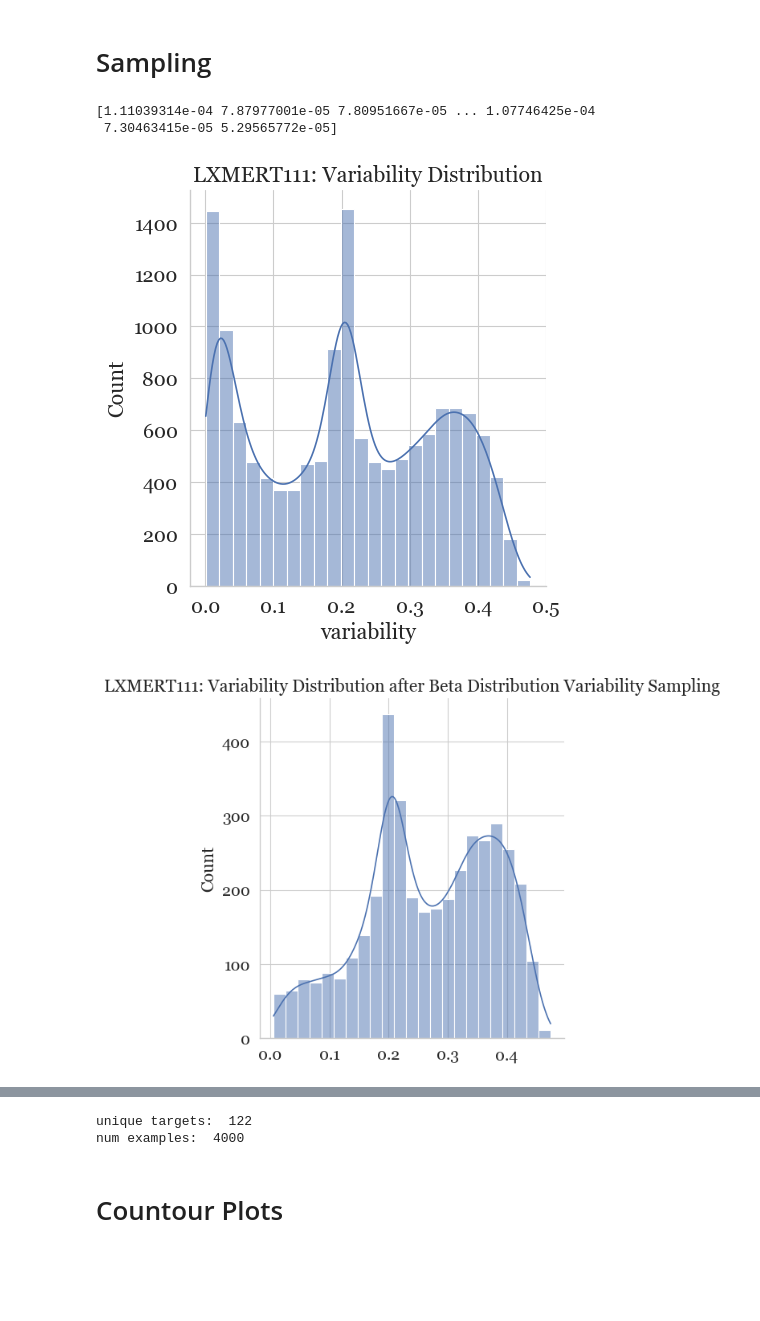
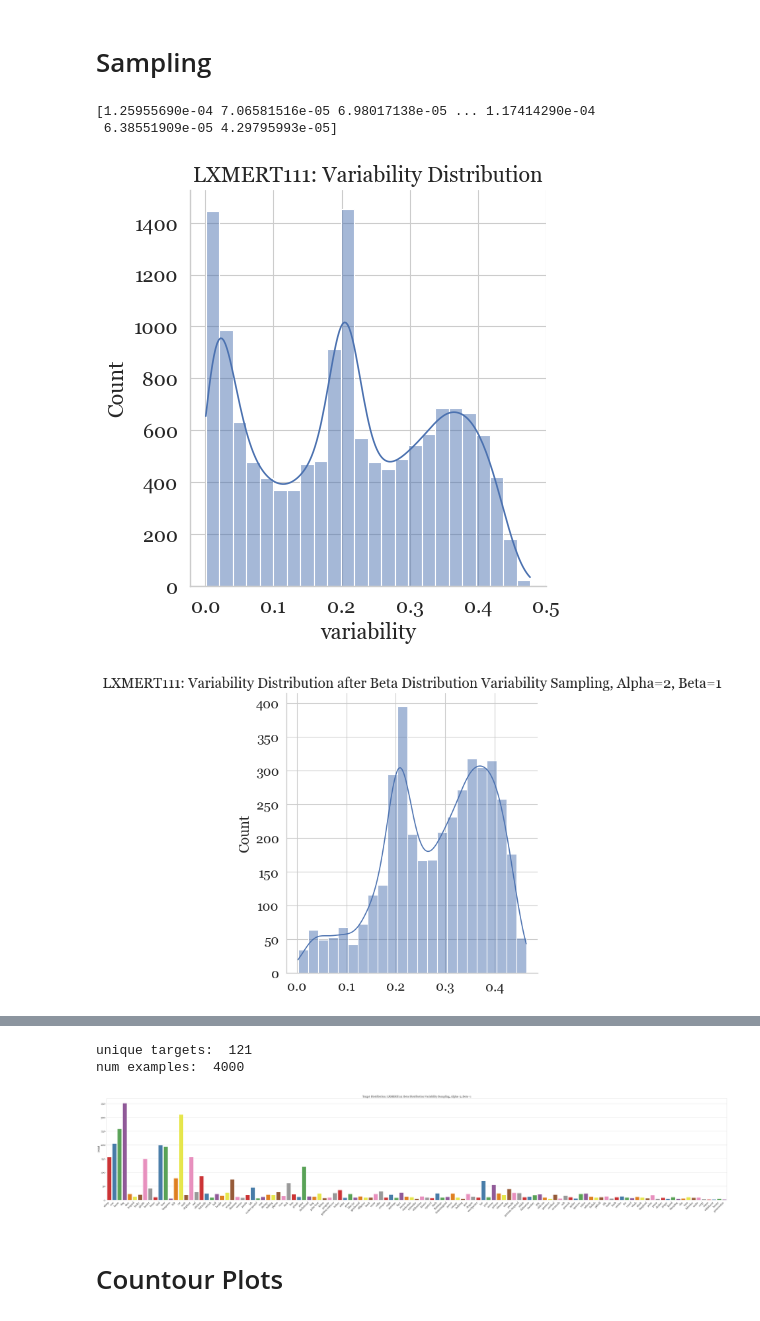
Before and after one commit to jr4fs/interactive_datamap_cartography, a Jupyter notebook: src/plot_datamaps.ipynb, the cells around one changed output, grey strips where cells are left out. Saved outputs shown, nothing was run; the diff lists cells and outputs as text; code cells hidden in the pictures; blank space fills up the shorter version.

```diff
--- a/src/plot_datamaps.ipynb
+++ b/src/plot_datamaps.ipynb
@@ -1021,18 +1021,6 @@ def variability_sampling(base_path, df, model, dataset='animals'):
     sampled_correctness = []
 
 
-    # for index, bin in enumerate(lower_bins):
-    #     bin_sample = df.loc[(df['variability'] >= bin[0]) & (df['variability'] < bin[1])]
-    #     assert len(bin_sample.index) == lower_counts[index]
-    #     question_ids = bin_sample['question_id'].to_list()
-    #     targets_sample = np.array(bin_sample['Target'].tolist())
-    #     variabilities = bin_sample['variability'].tolist()
-    #     if len(question_ids) !=0:
-    #         sampled_variabilities.extend(variabilities)
-    #         sampled_question_ids.extend(question_ids)
-    #         sampled_targets.extend(targets_sample)
-
-
     for index, bin in enumerate(upper_bins):
         if index == (len(upper_bins) - 1):
             bin_sample = df.loc[(df['variability'] >= bin[0]) & (df['variability'] <= bin[1])]
@@ -1079,13 +1067,22 @@ def variability_sampling(base_path, df, model, dataset='animals'):
     sns.kdeplot(x=sampled_variabilities, y=sampled_confidence, cmap="inferno", shade=False, thresh=0.05, n_levels=30, ax=ax3).set(title=model+': Global Variability Sampling')
     #sns.move_legend(ax3, "upper left", bbox_to_anchor=(1, 1))
     plt.show()
+
+    plt.figure(figsize=(50,10))
+    chart = sns.countplot(x=sampled_targets, palette='Set1')
+    chart.set_title('Target Distribution')
+    chart.set_xticklabels(chart.get_xticklabels(), rotation=45, horizontalalignment='right')
+    figure = chart.get_figure()
+    figure.tight_layout()
+
+
     print("unique targets: ", len(set(sampled_targets)))
     print('num examples: ', len(sampled_question_ids))
     return sampled_question_ids
 
 
 
-def target_distribution_variability_sampling(base_path, df, model, dataset='animals'):
+def target_distribution_variability_sampling(base_path, df, alpha, beta, model, dataset='animals'):
     targets = df['Target'].tolist()
     targets = [i[0] for i in targets]
     df['Target'] = targets
@@ -1096,8 +1093,6 @@ def target_distribution_variability_sampling(base_path, df, model, dataset='anim
     confidence = np.array(df['confidence'].tolist())
     targets = np.array(df['Target'].tolist())
 
-    alpha = 2
-    beta = 2
     beta_distribution = scipy.stats.beta(alpha, beta)
     p_vals = beta_distribution.pdf(variabilities)
     p_vals /= p_vals.sum()
@@ -1106,10 +1101,19 @@ def target_distribution_variability_sampling(base_path, df, model, dataset='anim
     idx = np.random.choice(np.arange(len(question_ids)), 4000, replace=False, p=p_vals)
 
     ax = sns.displot(data=df, x='variability', kde=True).set(title=model+': Variability Distribution')
-    ax2 = sns.displot(variabilities[idx], kde=True).set(title=model+': Variability Distribution after Beta Distribution Variability Sampling')
+    ax2 = sns.displot(variabilities[idx], kde=True).set(title=model+': Variability Distribution after Beta Distribution Variability Sampling, Alpha=' + str(alpha) + ', Beta=' + str(beta))
     fig, ax3 = plt.subplots(figsize=(10, 5))
-    sns.kdeplot(x=variabilities[idx], y=confidence[idx], cmap="inferno", shade=False, thresh=0.05, n_levels=30, ax=ax3).set(title=model+': Beta Distribution Variability Sampling')
+    sns.kdeplot(x=variabilities[idx], y=confidence[idx], cmap="inferno", shade=False, thresh=0.05, n_levels=30, ax=ax3).set(title=model+': Beta Distribution Variability Sampling, Alpha=' + str(alpha) + ', Beta=' + str(beta))
     plt.show()
+
+
+    plt.figure(figsize=(50,10))
+    chart = sns.countplot(x=targets[idx], palette='Set1')
+    chart.set_title('Target Distribution: ' + model+': Beta Distribution Variability Sampling, Alpha=' + str(alpha) + ', Beta=' + str(beta))
+    chart.set_xticklabels(chart.get_xticklabels(), rotation=45, horizontalalignment='right')
+    figure = chart.get_figure()
+    figure.tight_layout()
+
     print("unique targets: ", len(set(targets[idx])))
     print('num examples: ', len(question_ids[idx]))
 
@@ -1122,12 +1126,12 @@ generate_class_variability_distributions(base_path, df, 'ambiguous', conf_thresh
 # %%
 base_path ='../assets/vqa_models/vqa_lxr111_animals_fromScratch_20epochs_breeds/'
 df = pd.read_pickle(base_path+"datamap_metrics.pkl")
 
 #ids = class_sampling(base_path, df, model='LXMERT111')
 #ids = variability_sampling(base_path, df, model='LXMERT111')
-ids = target_distribution_variability_sampling(base_path, df, model='LXMERT111')
+ids = target_distribution_variability_sampling(base_path, df, 2, 1, model='LXMERT111')
 # %% [output]
-[1.11039314e-04 7.87977001e-05 7.80951667e-05 ... 1.07746425e-04
- 7.30463415e-05 5.29565772e-05]
+[1.25955690e-04 7.06581516e-05 6.98017138e-05 ... 1.17414290e-04
+ 6.38551909e-05 4.29795993e-05]
 [figure]
-[figure, old version]
+[figure, new version]
@@ -1135,5 +1139,6 @@ ids = target_distribution_variability_sampling(base_path, df, model='LXMERT111')
-unique targets:  122
+unique targets:  121
 num examples:  4000
+[figure, added]
 # %% [markdown]
 # Countour Plots
 # %%
```
Also changed, not shown: parts of 1 cell of this notebook.
